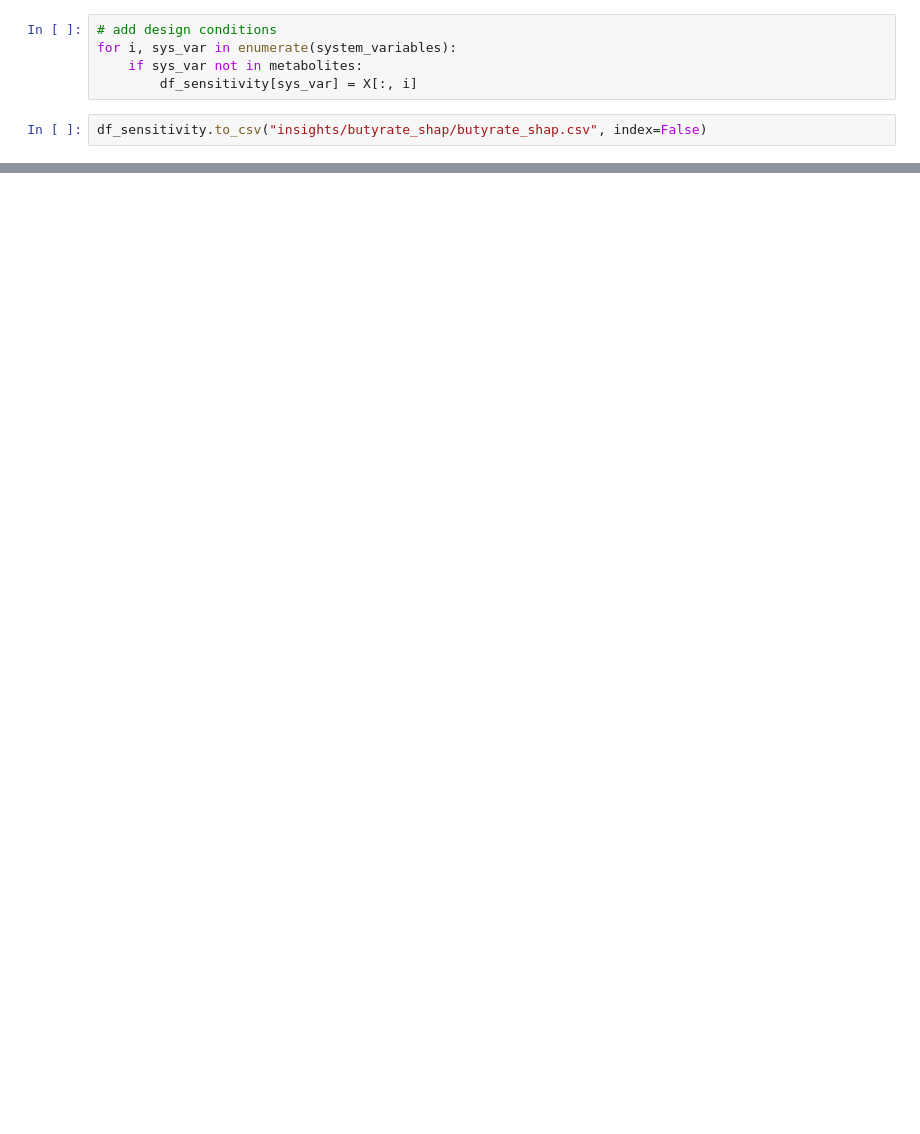
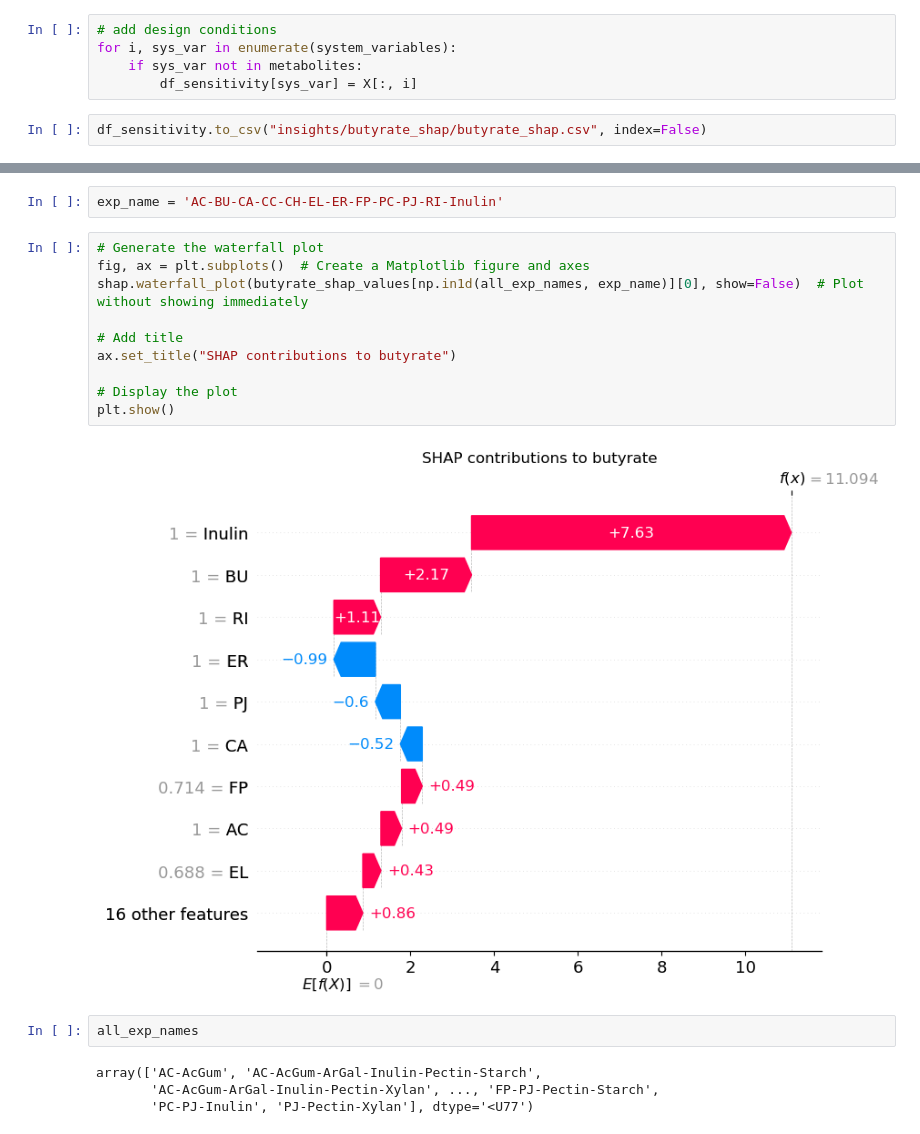
Before and after one commit to VenturelliLab/Connors-Thompson_et_al_2026, a Jupyter notebook: MiRNN Sensitivity (Butyrate SHAP).ipynb, the cells around one changed output, grey strips where cells are left out. Saved outputs shown, nothing was run; the diff lists cells and outputs as text; blank space fills up the shorter version.

```diff
--- a/MiRNN Sensitivity (Butyrate SHAP).ipynb
+++ b/MiRNN Sensitivity (Butyrate SHAP).ipynb
@@ -261,0 +327,20 @@ df_sensitivity.to_csv("insights/butyrate_shap/butyrate_shap.csv", index=False)
+# %%
+exp_name = 'AC-BU-CA-CC-CH-EL-ER-FP-PC-PJ-RI-Inulin'
+# %%
+# Generate the waterfall plot
+fig, ax = plt.subplots()  # Create a Matplotlib figure and axes
+shap.waterfall_plot(butyrate_shap_values[np.in1d(all_exp_names, exp_name)][0], show=False)  # Plot without showing immediately
+
+# Add title
+ax.set_title("SHAP contributions to butyrate")
+
+# Display the plot
+plt.show()
+# %% [output]
+[figure, added]
+# %%
+all_exp_names
+# %% [output]
+array(['AC-AcGum', 'AC-AcGum-ArGal-Inulin-Pectin-Starch',
+       'AC-AcGum-ArGal-Inulin-Pectin-Xylan', ..., 'FP-PJ-Pectin-Starch',
+       'PC-PJ-Inulin', 'PJ-Pectin-Xylan'], dtype='<U77')
```
Also changed, not shown: parts of 25 cells of this notebook, 37 other files.
